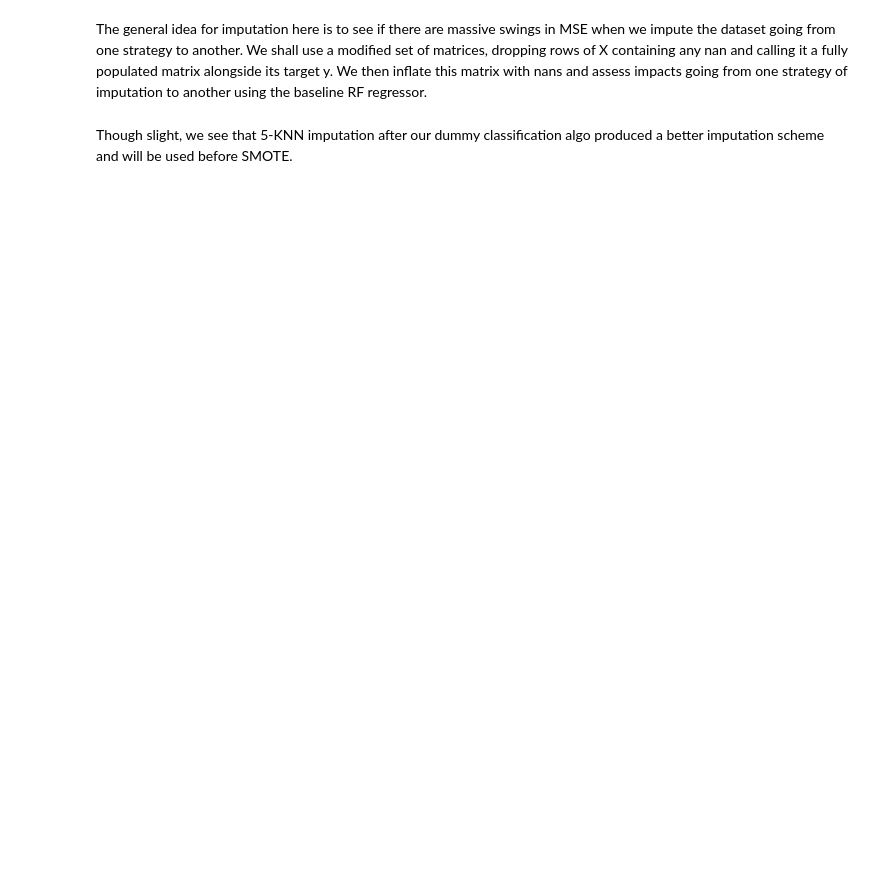
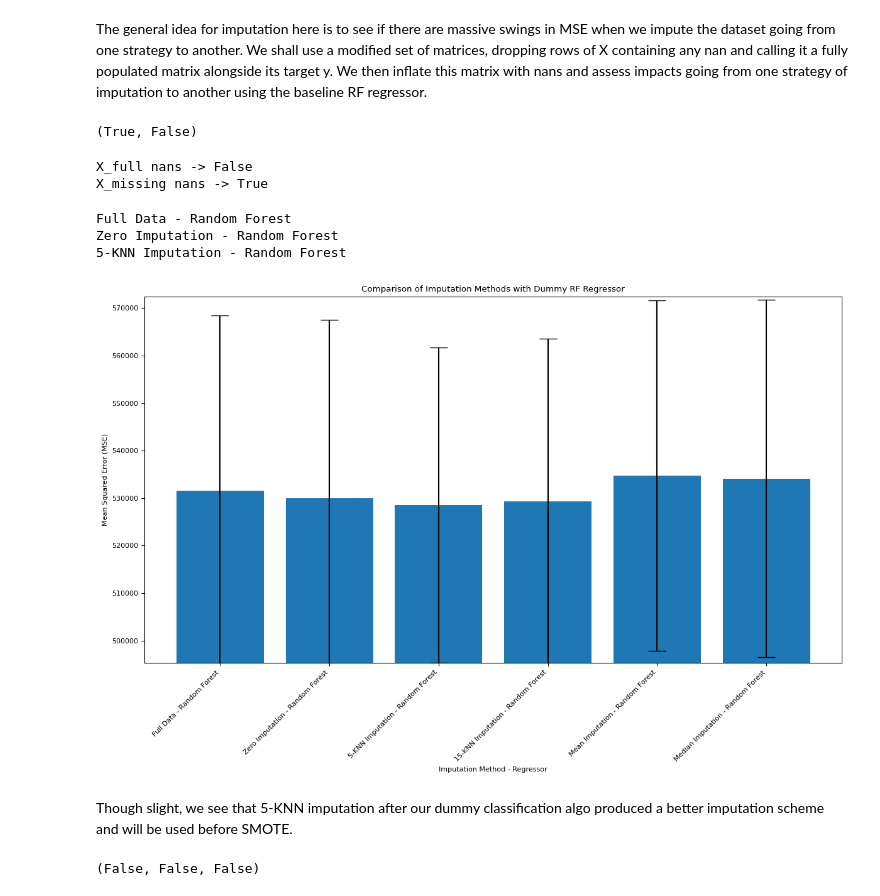
Before and after one commit to gcalbertini/boing, a Jupyter notebook: src/imputationEDA.ipynb, the cells around one changed output. Cells and saved outputs as stored; diff of their text form; code cells hidden in the pictures; blank space fills up the shorter version.

```diff
--- a/src/imputationEDA.ipynb
+++ b/src/imputationEDA.ipynb
@@ -604,10 +774,10 @@ y_train['Vehicle_Trim'].value_counts(ascending=True)
 # with the true label and labels used for train. Since std scaler uses mean 0 and dev 1 its easy to do
 # for the OH encoding im not sure the scheme is used in pytorch like in sklearn so ill just
 # map back the endoded ft names to the true label names
+import joblib
 from sklearn.compose import ColumnTransformer
 from sklearn.pipeline import Pipeline
 from sklearn.preprocessing import OneHotEncoder
-
 
 categorical_cols = [
     "Vehicle_Trim",
@@ -619,7 +789,6 @@ numeric_cols = [
 # Create transformers
 categorical_transformer = Pipeline(
     steps=[
-        # ("imputer", SimpleImputer(strategy="most_frequent")),
         (
             "onehot",
             OneHotEncoder(handle_unknown="ignore", sparse_output=False),
@@ -642,14 +811,13 @@ final_pipeline = Pipeline(
         # Add additional steps as needed, e.g., a machine learning model -- holding off as we want to do imputation study
     ]
 )
-y = final_pipeline.fit_transform(
-    y_train
-)  # nothing is missing as nans were accounted for
+fit = final_pipeline.fit(y_train)
+y = fit.transform(y_train)
 transformed_feature_names_y = final_pipeline.named_steps[
     "preprocessor"
 ].get_feature_names_out()
 
-
+joblib.dump(fit, 'label_encoder.joblib')
 # Create a DataFrame with a single column containing the feature names
 df = pd.DataFrame({"Feature Names": transformed_feature_names_y})
 # Save the DataFrame to a CSV file for pytorch later
@@ -1229,6 +1437,8 @@ pip install -U imbalanced-learn
 The general idea for imputation here is to see if there are massive swings in MSE when we impute the dataset going from one strategy to another. We shall use a modified set of matrices, dropping rows of X containing any nan and calling it a fully populated matrix alongside its target y. We then inflate this matrix with nans and assess impacts going from one strategy of imputation to another using the baseline RF regressor.
 # %%
 np.any(np.isnan(X_train_nulls)), np.any(np.isnan(y))
+# %% [output]
+(True, False)
 # %%
 # Create a random number generator
 rng = np.random.RandomState(42)
@@ -1268,6 +1478,9 @@ X_missing, y_missing = add_missing_values(X_full, y_full)
 
 print(f"X_full nans -> {np.any(np.isnan(X_full))}")
 print(f"X_missing nans -> {np.any(np.isnan(X_missing))}")
+# %% [output]
+X_full nans -> False
+X_missing nans -> True
 # %%
 import numpy as np
 from sklearn.ensemble import RandomForestRegressor
@@ -1339,30 +1552,36 @@ for name, imputer in imputation_methods.items():
 # Convert to numpy arrays for plotting
 mses_car = np.array(list(mses_car.values()))
 stds_car = np.array(list(stds_car.values()))
+# %% [output]
+Full Data - Random Forest
+Zero Imputation - Random Forest
+5-KNN Imputation - Random Forest
 # %%
 # Plotting MSEs with error bars (standard deviations)
 plt.figure(figsize=(12, 8))
 
 # Calculate the min and max values of MSEs plus/minus one standard deviation
 min_mse = np.min(min(mses_car) - min(stds_car))
 max_mse = np.max(max(mses_car) + max(stds_car))
 
 # Plotting adjusted MSEs with error bars (standard deviations)
 bars = plt.bar(x_labels, mses_car, yerr=stds_car, capsize=10)
 
-plt.title("Comparison of Imputation Methods with Different Regressors")
+plt.title("Comparison of Imputation Methods with Dummy RF Regressor")
 plt.xlabel("Imputation Method - Regressor")
 plt.ylabel("Mean Squared Error (MSE)")
 
 # Adjust the y-axis limits
 plt.ylim(min_mse, max_mse)
 
 # Rotate x-axis labels for better readability
 plt.xticks(rotation=45, ha="right")
 
 # Display the plot
 plt.tight_layout()
 plt.show()
+# %% [output]
+[figure, added]
 # %% [markdown]
 Though slight, we see that 5-KNN imputation after our dummy classification algo produced a better imputation scheme and will be used before SMOTE.
 # %%
@@ -1372,3 +1591,5 @@ X_train = knn_imputer.fit_transform(X_train_nulls)
 X_test = knn_imputer.transform(X_test_nulls)
 # %%
 np.isnan(X_train).any(), np.isnan(y).any(), np.isnan(X_test).any()
+# %% [output]
+(False, False, False)
```
Also changed, not shown: parts of 31 cells of this notebook, 3 other files.
